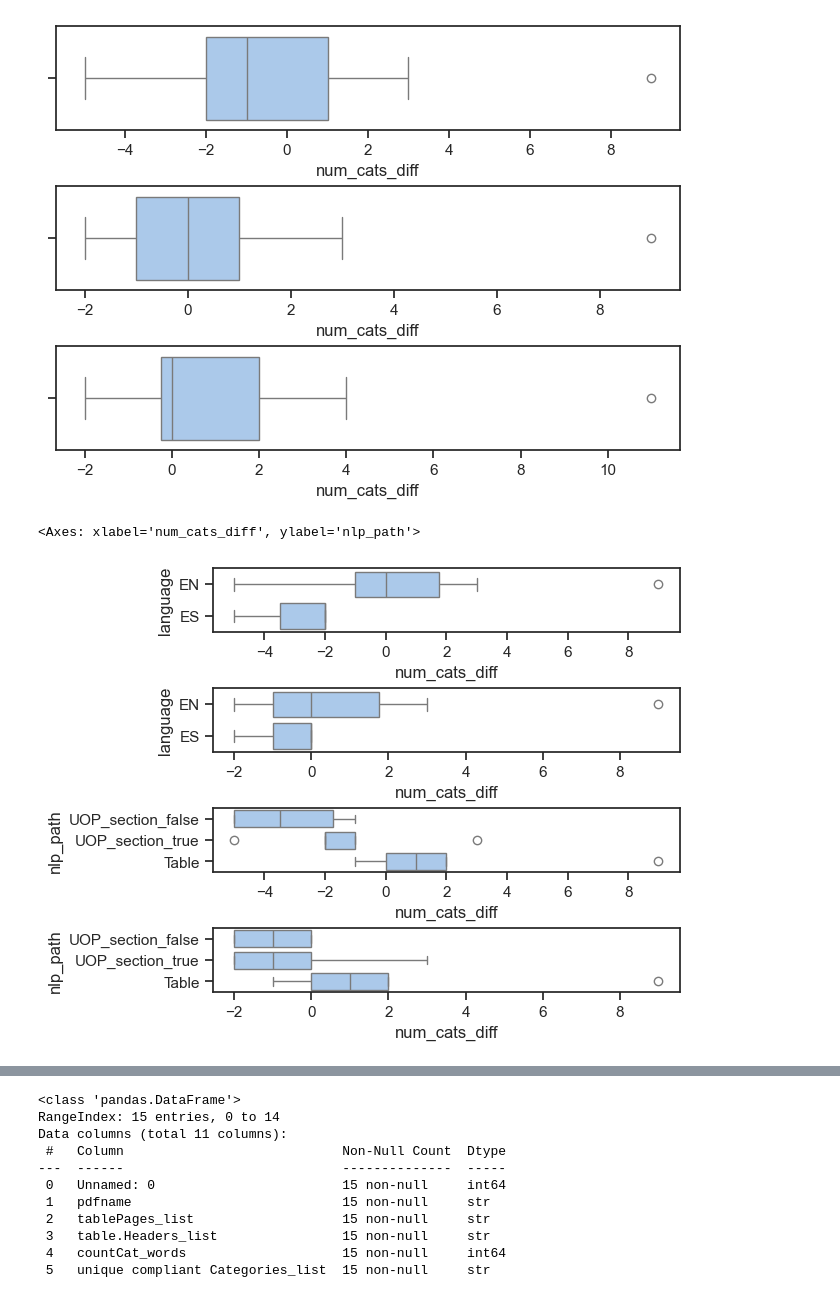
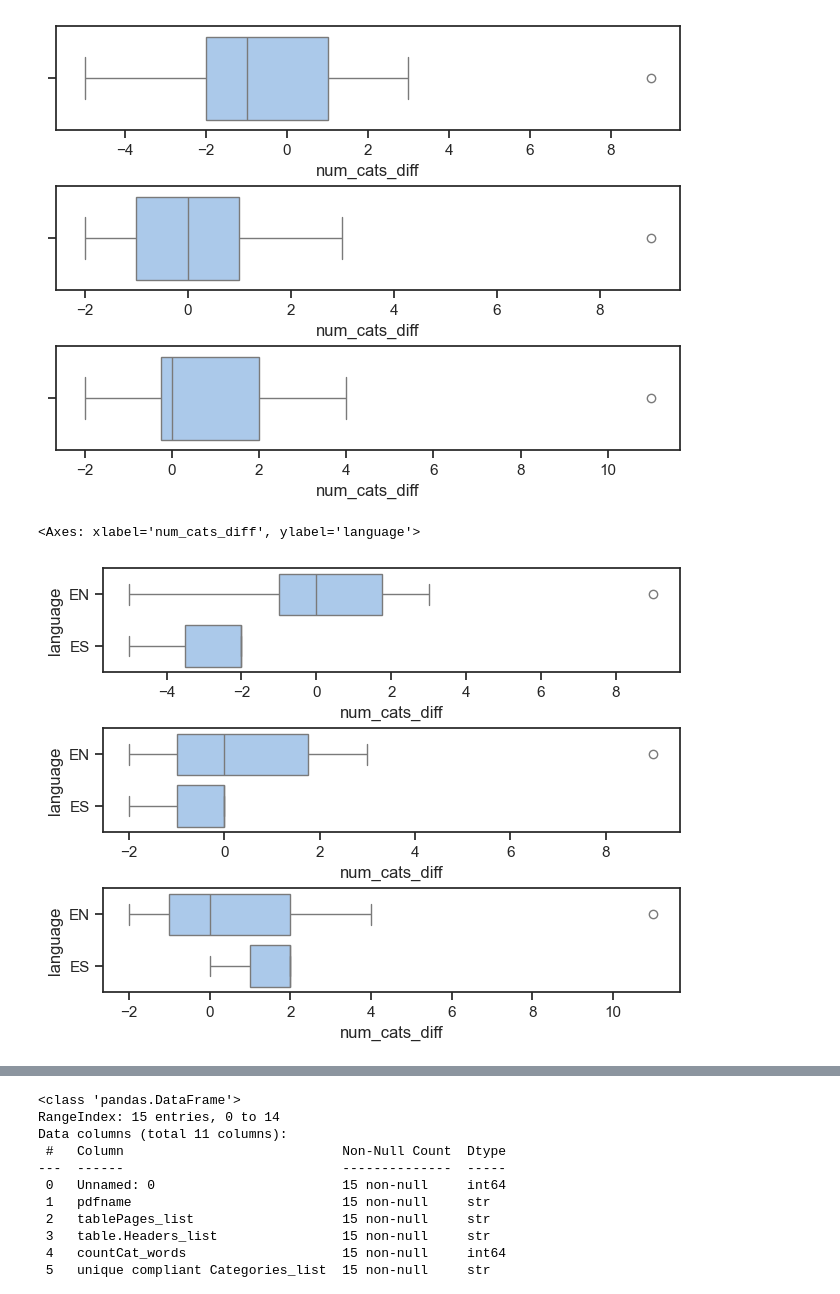
Before and after one commit to emw9805-notabot/ADSCert_project_Watson, a Jupyter notebook: Eval_metrics_V4.ipynb, the cells around one changed output, grey strips where cells are left out. Drawn from its saved outputs; the diff is of its cells as text; code cells hidden in the pictures.

Commit message:
update boxplots

```diff
--- a/Eval_metrics_V4.ipynb
+++ b/Eval_metrics_V4.ipynb
@@ -666,14 +666,13 @@ sns.boxplot(x=boxplot_df_v6['num_cats_diff'], ax=axes[2])
 <Axes: xlabel='num_cats_diff'>
 [figure]
 # %%
-# boxplots of diff in number of cats - V4 sim TH = 0.65 and V5 sim = 0.80
+# boxplots of diff in number of cats - V4 sim TH = 0.65, V5 sim = 0.80 and V6 sim TH = 0.88 & cleanup TH 0.70
 
-fig, axes = plt.subplots(4,1, layout = 'constrained')
+fig, axes = plt.subplots(3,1, layout = 'constrained')
 sns.set_theme(style='ticks', palette = 'pastel')
 sns.boxplot(x=boxplot_df['num_cats_diff'], y = boxplot_df['language'], ax=axes[0])
 sns.boxplot(x=boxplot_df_v5['num_cats_diff'], y = boxplot_df_v5['language'], ax=axes[1])
-sns.boxplot(x=boxplot_df['num_cats_diff'], y = boxplot_df['nlp_path'], ax=axes[2])
-sns.boxplot(x=boxplot_df_v5['num_cats_diff'], y = boxplot_df_v5['nlp_path'], ax=axes[3])
+sns.boxplot(x=boxplot_df_v6['num_cats_diff'], y = boxplot_df_v6['language'], ax=axes[2])
 # %% [output]
-<Axes: xlabel='num_cats_diff', ylabel='nlp_path'>
+<Axes: xlabel='num_cats_diff', ylabel='language'>
-[figure, old version]
+[figure, new version]
```
Also changed, not shown: parts of 2 cells of this notebook.
